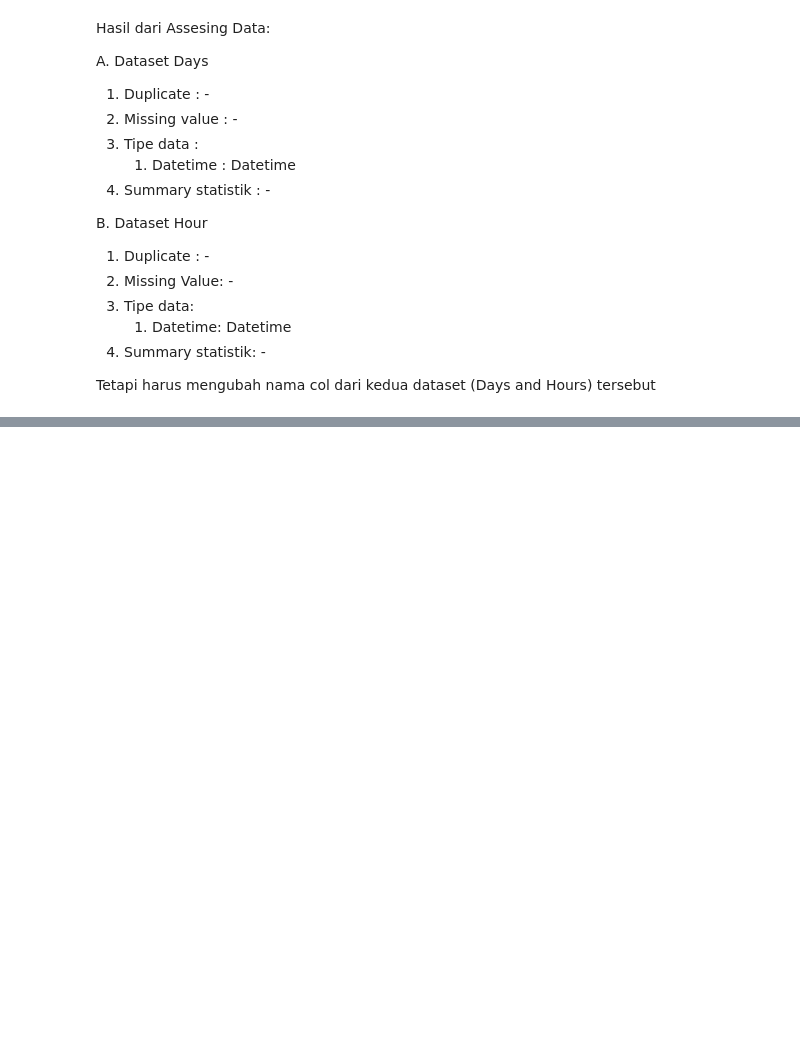
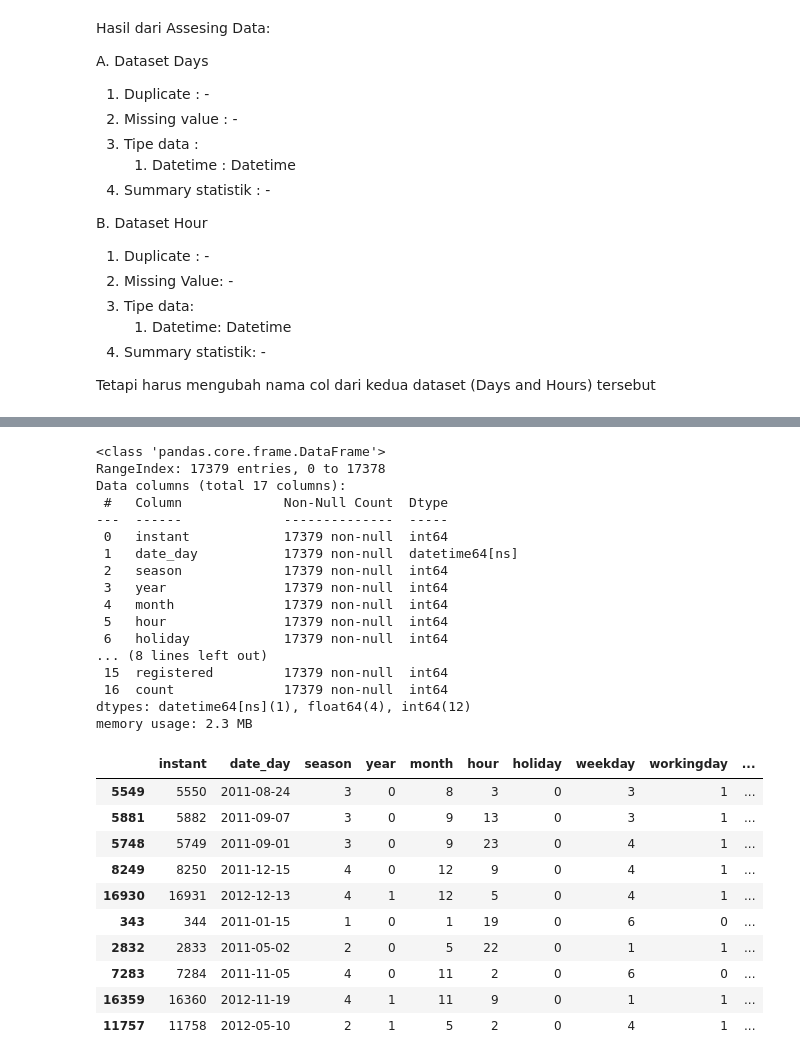
Before and after one commit to GadiseMustika/bikesharing_analytic, a Jupyter notebook: notebook.ipynb, the cells around one changed output, grey strips where cells are left out. Drawn from its saved outputs; the diff is of its cells as text; code cells hidden in the pictures; blank space fills up the shorter version.

```diff
--- a/notebook.ipynb
+++ b/notebook.ipynb
@@ -138,0 +207,35 @@ hours_df.rename(columns={
+# %%
+# Change type data column date_day from object to datetime in day dataset
+hours_df["date_day"] = pd.to_datetime(hours_df["date_day"])
+
+hours_df.info()
+hours_df.sample(10)
+# %% [output]
+<class 'pandas.core.frame.DataFrame'>
+RangeIndex: 17379 entries, 0 to 17378
+Data columns (total 17 columns):
+ #   Column             Non-Null Count  Dtype
+---  ------             --------------  -----
+ 0   instant            17379 non-null  int64
+ 1   date_day           17379 non-null  datetime64[ns]
+ 2   season             17379 non-null  int64
+ 3   year               17379 non-null  int64
+ 4   month              17379 non-null  int64
+ 5   hour               17379 non-null  int64
+ 6   holiday            17379 non-null  int64
+... (8 lines left out)
+ 15  registered         17379 non-null  int64
+ 16  count              17379 non-null  int64
+dtypes: datetime64[ns](1), float64(4), int64(12)
+memory usage: 2.3 MB
+|  | instant | date_day | season | year | month | hour | holiday | weekday | workingday | ... |
+| 5549 | 5550 | 2011-08-24 | 3 | 0 | 8 | 3 | 0 | 3 | 1 | ... |
+| 5881 | 5882 | 2011-09-07 | 3 | 0 | 9 | 13 | 0 | 3 | 1 | ... |
+| 5748 | 5749 | 2011-09-01 | 3 | 0 | 9 | 23 | 0 | 4 | 1 | ... |
+| 8249 | 8250 | 2011-12-15 | 4 | 0 | 12 | 9 | 0 | 4 | 1 | ... |
+| 16930 | 16931 | 2012-12-13 | 4 | 1 | 12 | 5 | 0 | 4 | 1 | ... |
+| 343 | 344 | 2011-01-15 | 1 | 0 | 1 | 19 | 0 | 6 | 0 | ... |
+| 2832 | 2833 | 2011-05-02 | 2 | 0 | 5 | 22 | 0 | 1 | 1 | ... |
+| 7283 | 7284 | 2011-11-05 | 4 | 0 | 11 | 2 | 0 | 6 | 0 | ... |
+| 16359 | 16360 | 2012-11-19 | 4 | 1 | 11 | 9 | 0 | 1 | 1 | ... |
+| 11757 | 11758 | 2012-05-10 | 2 | 1 | 5 | 2 | 0 | 4 | 1 | ... |
```
Also changed, not shown: parts of 7 cells of this notebook.
